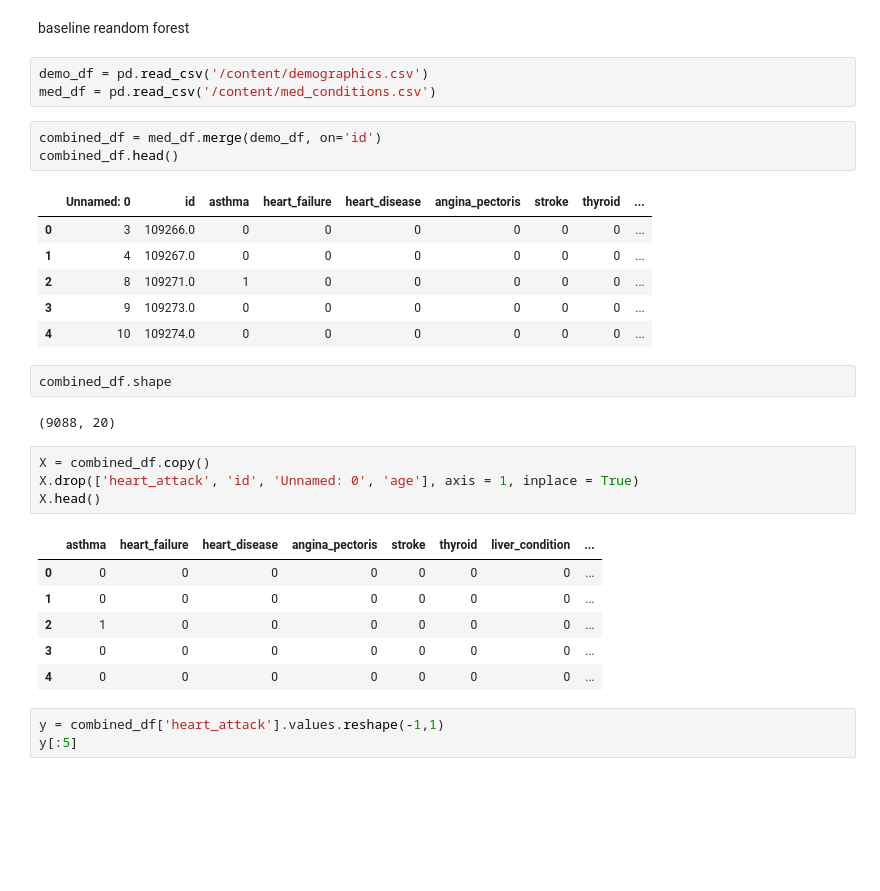
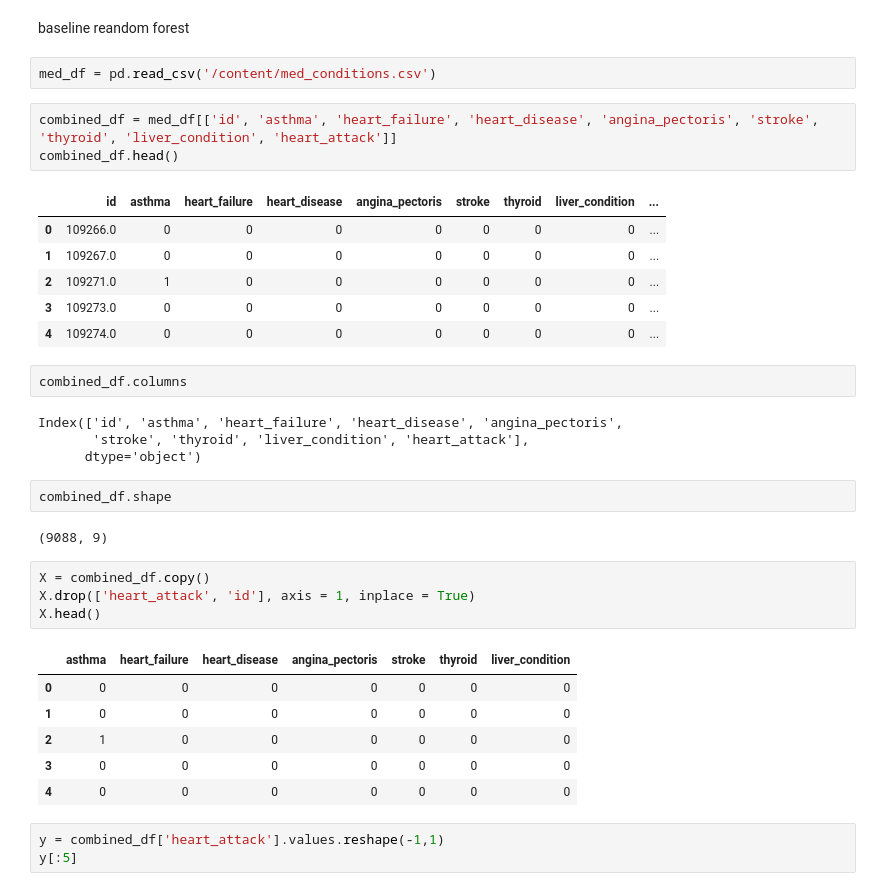
Before and after one commit to JoseMelvin-Calleja/CryptoClustering, a Jupyter notebook: hyper_parameter_tuning.ipynb, the cells around one changed output. Drawn from its saved outputs; the diff is of its cells as text; blank space fills up the shorter version.

```diff
--- a/hyper_parameter_tuning.ipynb
+++ b/hyper_parameter_tuning.ipynb
@@ -541,33 +310,38 @@ importances_df
 # %% [markdown]
 baseline reandom forest
 # %%
-demo_df = pd.read_csv('/content/demographics.csv')
 med_df = pd.read_csv('/content/med_conditions.csv')
 # %%
-combined_df = med_df.merge(demo_df, on='id')
+combined_df = med_df[['id', 'asthma', 'heart_failure', 'heart_disease', 'angina_pectoris', 'stroke', 'thyroid', 'liver_condition', 'heart_attack']]
 combined_df.head()
 # %% [output]
-|  | Unnamed: 0 | id | asthma | heart_failure | heart_disease | angina_pectoris | stroke | thyroid | ... |
-| 0 | 3 | 109266.0 | 0 | 0 | 0 | 0 | 0 | 0 | ... |
-| 1 | 4 | 109267.0 | 0 | 0 | 0 | 0 | 0 | 0 | ... |
-| 2 | 8 | 109271.0 | 1 | 0 | 0 | 0 | 0 | 0 | ... |
-| 3 | 9 | 109273.0 | 0 | 0 | 0 | 0 | 0 | 0 | ... |
-| 4 | 10 | 109274.0 | 0 | 0 | 0 | 0 | 0 | 0 | ... |
+|  | id | asthma | heart_failure | heart_disease | angina_pectoris | stroke | thyroid | liver_condition | ... |
+| 0 | 109266.0 | 0 | 0 | 0 | 0 | 0 | 0 | 0 | ... |
+| 1 | 109267.0 | 0 | 0 | 0 | 0 | 0 | 0 | 0 | ... |
+| 2 | 109271.0 | 1 | 0 | 0 | 0 | 0 | 0 | 0 | ... |
+| 3 | 109273.0 | 0 | 0 | 0 | 0 | 0 | 0 | 0 | ... |
+| 4 | 109274.0 | 0 | 0 | 0 | 0 | 0 | 0 | 0 | ... |
+# %%
+combined_df.columns
+# %% [output]
+Index(['id', 'asthma', 'heart_failure', 'heart_disease', 'angina_pectoris',
+       'stroke', 'thyroid', 'liver_condition', 'heart_attack'],
+      dtype='object')
 # %%
 combined_df.shape
 # %% [output]
-(9088, 20)
+(9088, 9)
 # %%
 X = combined_df.copy()
-X.drop(['heart_attack', 'id', 'Unnamed: 0', 'age'], axis = 1, inplace = True)
+X.drop(['heart_attack', 'id'], axis = 1, inplace = True)
 X.head()
 # %% [output]
-|  | asthma | heart_failure | heart_disease | angina_pectoris | stroke | thyroid | liver_condition | ... |
-| 0 | 0 | 0 | 0 | 0 | 0 | 0 | 0 | ... |
-| 1 | 0 | 0 | 0 | 0 | 0 | 0 | 0 | ... |
-| 2 | 1 | 0 | 0 | 0 | 0 | 0 | 0 | ... |
-| 3 | 0 | 0 | 0 | 0 | 0 | 0 | 0 | ... |
-| 4 | 0 | 0 | 0 | 0 | 0 | 0 | 0 | ... |
+|  | asthma | heart_failure | heart_disease | angina_pectoris | stroke | thyroid | liver_condition |
+| 0 | 0 | 0 | 0 | 0 | 0 | 0 | 0 |
+| 1 | 0 | 0 | 0 | 0 | 0 | 0 | 0 |
+| 2 | 1 | 0 | 0 | 0 | 0 | 0 | 0 |
+| 3 | 0 | 0 | 0 | 0 | 0 | 0 | 0 |
+| 4 | 0 | 0 | 0 | 0 | 0 | 0 | 0 |
 # %%
 y = combined_df['heart_attack'].values.reshape(-1,1)
 y[:5]
```
Also changed, not shown: parts of 79 cells of this notebook.
